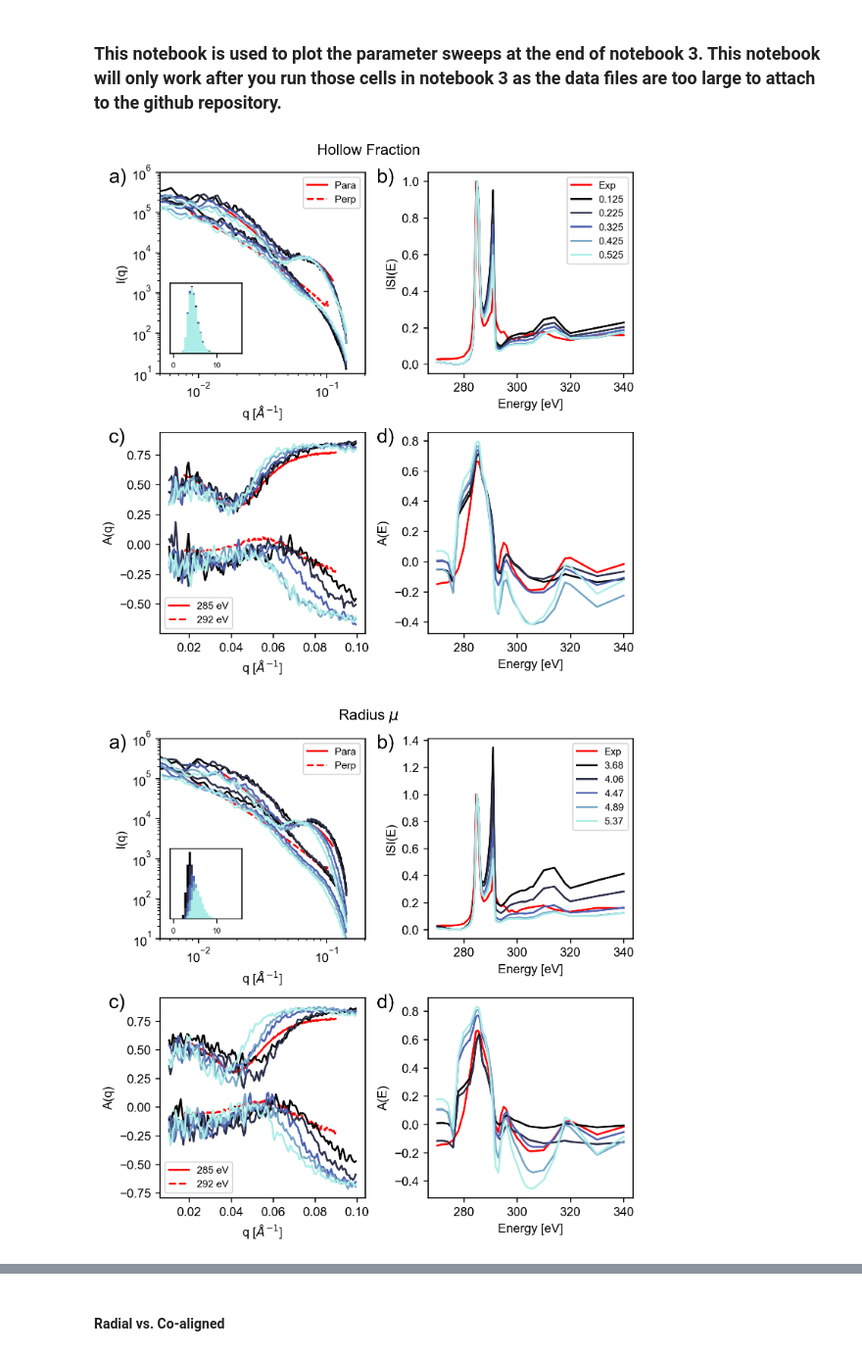
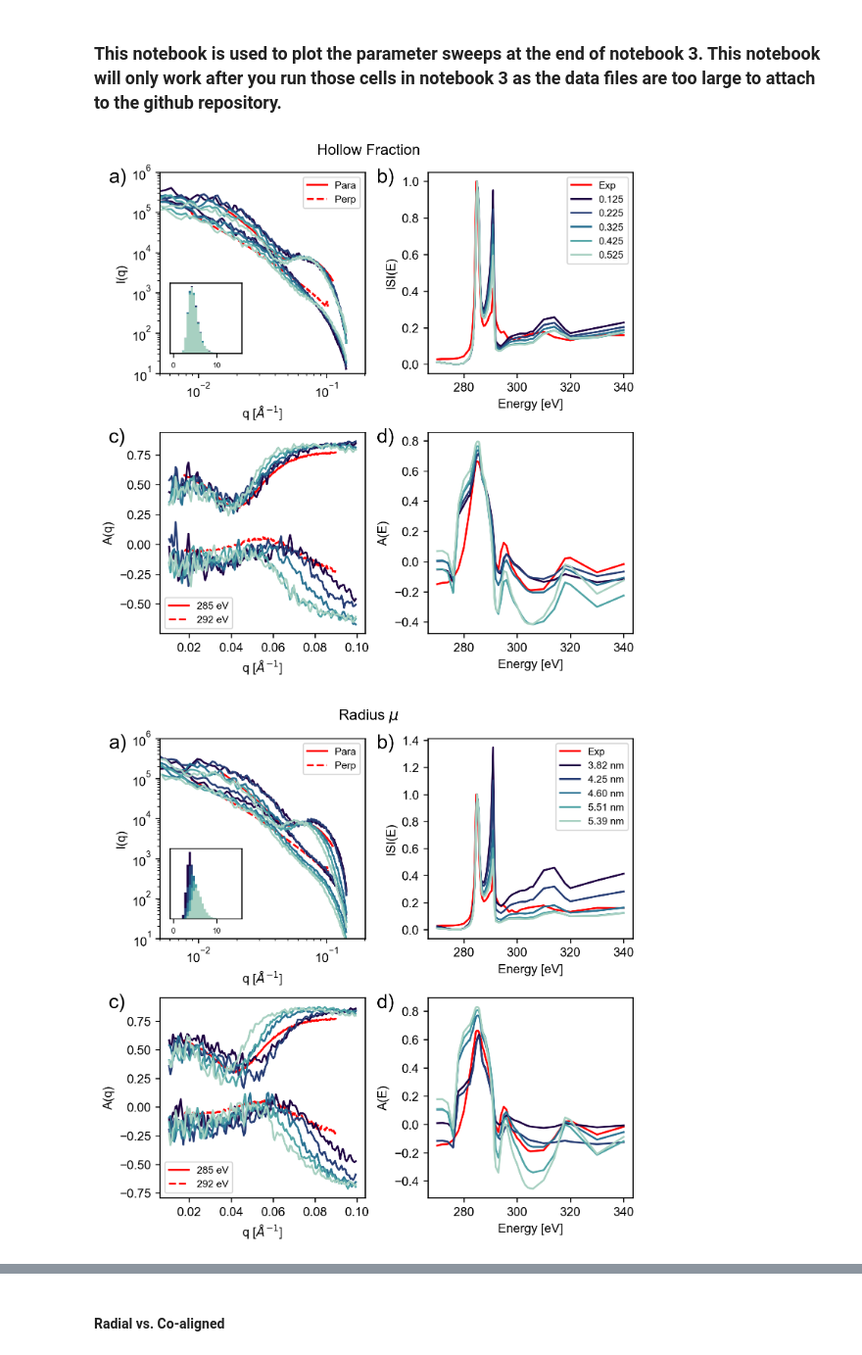
Before and after one commit to usnistgov/NRSS, a Jupyter notebook: src/NRSS_tutorials/MWCNTs/ParamSweepPlotting.ipynb, the cells around one changed output, grey strips where cells are left out. Shown at 98% size. Drawn from its saved outputs; the diff is of its cells as text; code cells hidden in the pictures.

Commit message:
updating figures

```diff
--- a/src/NRSS_tutorials/MWCNTs/ParamSweepPlotting.ipynb
+++ b/src/NRSS_tutorials/MWCNTs/ParamSweepPlotting.ipynb
@@ -74,7 +75,7 @@ fig, ax = plt.subplots(2,2,figsize=(6,6),dpi=240,constrained_layout=True)
 ax = ax.flatten()
 ## inset
 ax_ins = ax[0].inset_axes([0.05, 0.1, 0.35, 0.35])
-colors = cmr.sapphire(np.linspace(0,1,5))
+colors = cmr.ocean(np.linspace(0,1,6))
 for i in h_vary:
     da1 = xr.load_dataarray(f'Data/parameter_sweep/paramsweep_{i}.nc')
     _ = save_plot_multiple(da1, da1.radius_mu, da1.radius_sigma, da1.hollow_fraction, count, colors[count])
@@ -110,7 +111,7 @@ ax_ins.tick_params(axis='both', left=False, labelleft=False,labelsize=6)
 plt.savefig('Figures/hollow_fraction_sweep.pdf', format='pdf', bbox_inches='tight')
 plt.show()
 # %% [output]
-[figure, old version]
+[figure, new version]
 # %%
 count = 0
 fig, ax = plt.subplots(2,2,figsize=(6,6),dpi=240,constrained_layout=True)
@@ -118,45 +119,45 @@ ax = ax.flatten()
 radii_means = []
 ## inset
 ax_ins = ax[0].inset_axes([0.05, 0.1, 0.35, 0.35])
-colors = cmr.sapphire(np.linspace(0,1,5))
+colors = cmr.ocean(np.linspace(0,1,6))
 for i in r_vary:
     da1 = xr.load_dataarray(f'Data/parameter_sweep/paramsweep_{i}.nc')
     _ = save_plot_multiple(da1, da1.radius_mu, da1.radius_sigma, da1.hollow_fraction, count, colors[count])
     _ = ax_ins.hist(da1.attrs['cnt_radii'], bins=30, color=colors[count],range=(0,15))
-    radii_means.append(np.mean(da1.attrs['cnt_radii']))
+    radii_means.append(stats.lognorm.fit(da1.attrs['cnt_radii'])[-1])
     count +=1
 
 
 
 ax[0].set_ylim(1e1,1e6)
 ax[0].set_xlim(5e-3, 0.2)
 {axes.set_title('') for axes in ax}
 ax[0].set_xlabel(r'q [$\AA^{-1}$]')
 ax[2].set_xlabel(r'q [$\AA^{-1}$]')
 
 ax[0].legend(['Para', 'Perp'], fontsize=8)
 ax[2].legend(['285 eV', '292 eV'], fontsize=8, loc='lower left')
 
 
 ax[1].set_xlabel('Energy [eV]')
 ax[3].set_xlabel('Energy [eV]')
 ax[0].set_ylabel('I(q)')
 ax[1].set_ylabel('ISI(E)')
 ax[2].set_ylabel('A(q)')
 ax[3].set_ylabel('A(E)')
 
 ax[0].text(-0.25, 0.95, 'a)', transform=ax[0].transAxes, fontsize=16)
 ax[1].text(-0.25, 0.95, 'b)', transform=ax[1].transAxes, fontsize=16)
 ax[2].text(-0.25, 0.95, 'c)', transform=ax[2].transAxes, fontsize=16)
 ax[3].text(-0.25, 0.95, 'd)', transform=ax[3].transAxes, fontsize=16)
 
-ax[1].legend(['Exp', *[str(h)[:4] for h in radii_means]],fontsize=8)
+ax[1].legend(['Exp', *[str(h)[:4] + ' nm' for h in radii_means]],fontsize=8)
 plt.suptitle(r'Radius $\mu$')
 ax_ins.tick_params(axis='both', left=False, labelleft=False, labelsize=6)
 plt.savefig('Figures/radius_mu_sweep.pdf', format='pdf', bbox_inches='tight')
 plt.show()
 # %% [output]
-[figure, old version]
+[figure, new version]
 # %%
 count = 0
 fig, ax = plt.subplots(2,2,figsize=(6,6),dpi=240,constrained_layout=True)
```
Also changed, not shown: parts of 6 cells of this notebook, 12 other files.
